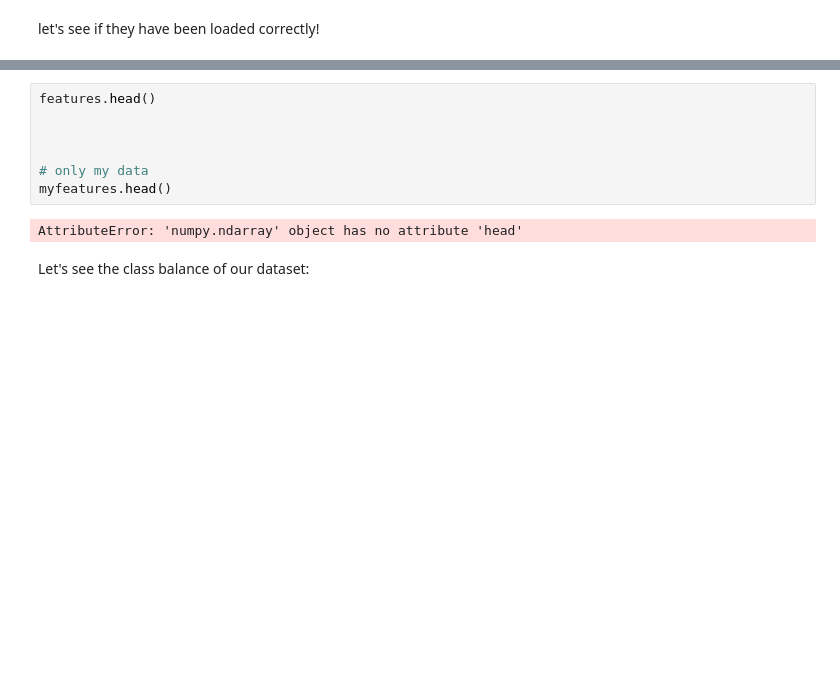
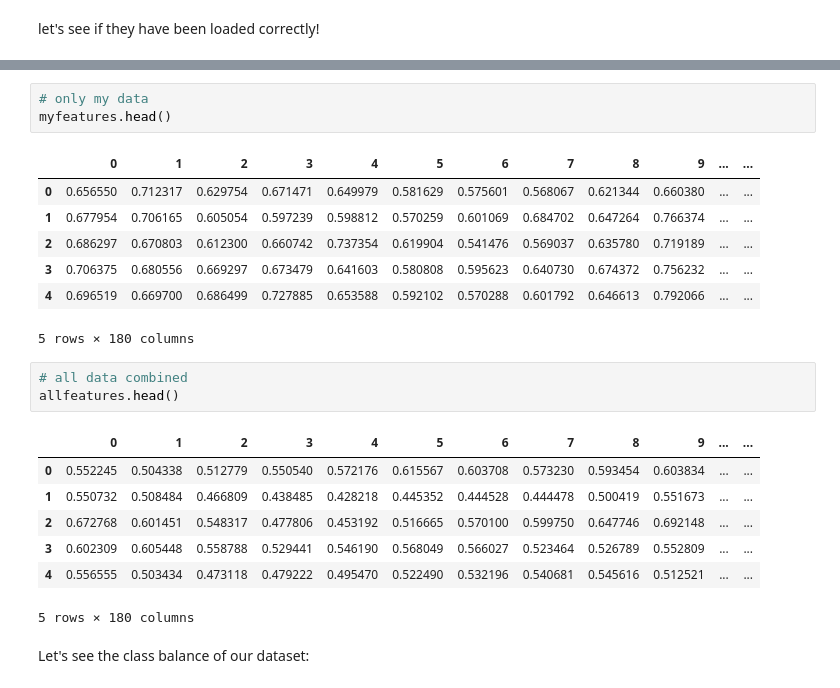
Before and after one commit to oliviasteeed/Week3-ClassicML, a Jupyter notebook: Week_3_MachineLearning.ipynb, the cells around one changed output, grey strips where cells are left out. Saved outputs shown, nothing was run; the diff lists cells and outputs as text; blank space fills up the shorter version.

```diff
--- a/Week_3_MachineLearning.ipynb
+++ b/Week_3_MachineLearning.ipynb
@@ -268,12 +311,25 @@ let's see if they have been loaded correctly!
 # %%
-features.head()
-
-
-
 # only my data
 myfeatures.head()
 # %% [output]
+|  | 0 | 1 | 2 | 3 | 4 | 5 | 6 | 7 | 8 | 9 | ... | ... |
+| 0 | 0.656550 | 0.712317 | 0.629754 | 0.671471 | 0.649979 | 0.581629 | 0.575601 | 0.568067 | 0.621344 | 0.660380 | ... | ... |
+| 1 | 0.677954 | 0.706165 | 0.605054 | 0.597239 | 0.598812 | 0.570259 | 0.601069 | 0.684702 | 0.647264 | 0.766374 | ... | ... |
+| 2 | 0.686297 | 0.670803 | 0.612300 | 0.660742 | 0.737354 | 0.619904 | 0.541476 | 0.569037 | 0.635780 | 0.719189 | ... | ... |
+| 3 | 0.706375 | 0.680556 | 0.669297 | 0.673479 | 0.641603 | 0.580808 | 0.595623 | 0.640730 | 0.674372 | 0.756232 | ... | ... |
+| 4 | 0.696519 | 0.669700 | 0.686499 | 0.727885 | 0.653588 | 0.592102 | 0.570288 | 0.601792 | 0.646613 | 0.792066 | ... | ... |
-AttributeError: 'numpy.ndarray' object has no attribute 'head'
+5 rows × 180 columns
+# %%
+# all data combined
+allfeatures.head()
+# %% [output]
+|  | 0 | 1 | 2 | 3 | 4 | 5 | 6 | 7 | 8 | 9 | ... | ... |
+| 0 | 0.552245 | 0.504338 | 0.512779 | 0.550540 | 0.572176 | 0.615567 | 0.603708 | 0.573230 | 0.593454 | 0.603834 | ... | ... |
+| 1 | 0.550732 | 0.508484 | 0.466809 | 0.438485 | 0.428218 | 0.445352 | 0.444528 | 0.444478 | 0.500419 | 0.551673 | ... | ... |
+| 2 | 0.672768 | 0.601451 | 0.548317 | 0.477806 | 0.453192 | 0.516665 | 0.570100 | 0.599750 | 0.647746 | 0.692148 | ... | ... |
+| 3 | 0.602309 | 0.605448 | 0.558788 | 0.529441 | 0.546190 | 0.568049 | 0.566027 | 0.523464 | 0.526789 | 0.552809 | ... | ... |
+| 4 | 0.556555 | 0.503434 | 0.473118 | 0.479222 | 0.495470 | 0.522490 | 0.532196 | 0.540681 | 0.545616 | 0.512521 | ... | ... |
+5 rows × 180 columns
 # %% [markdown]
 Let's see the class balance of our dataset:
 # %%
```
Also changed, not shown: parts of 12 cells of this notebook.
